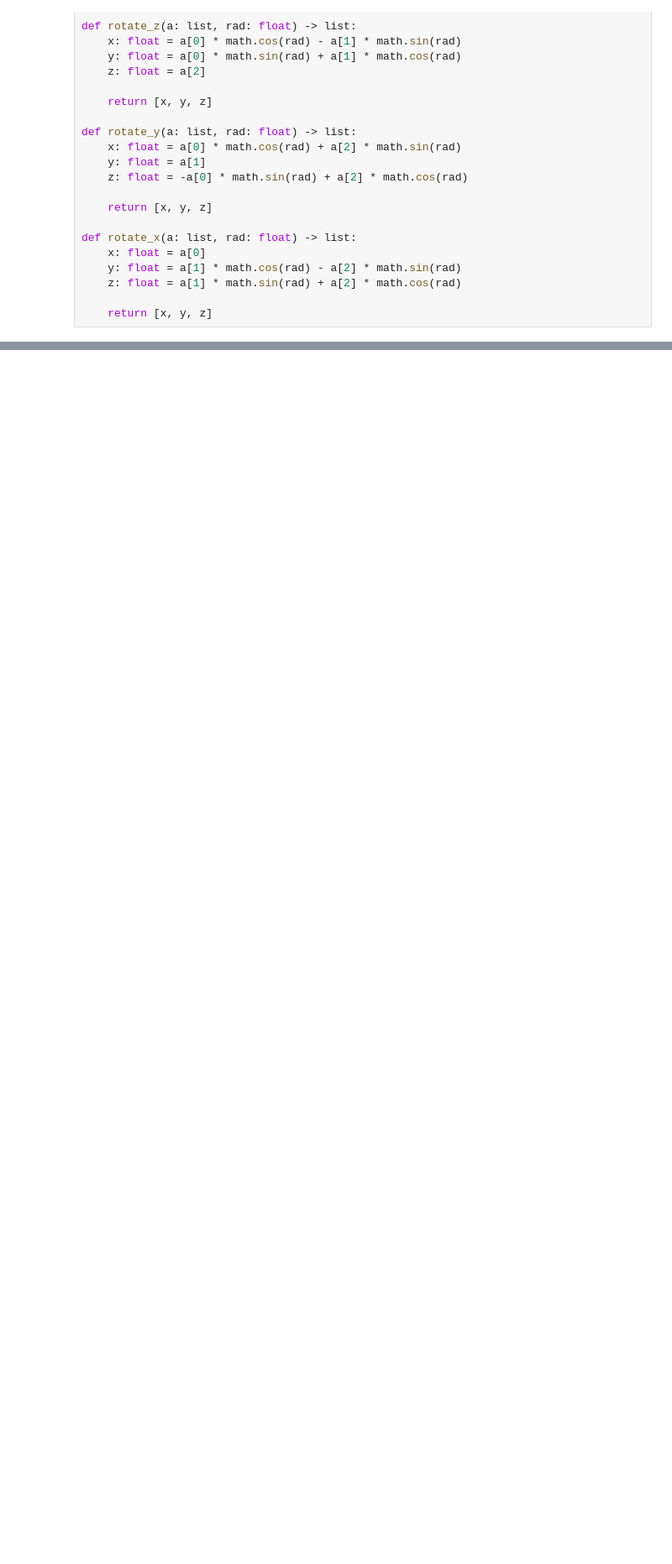
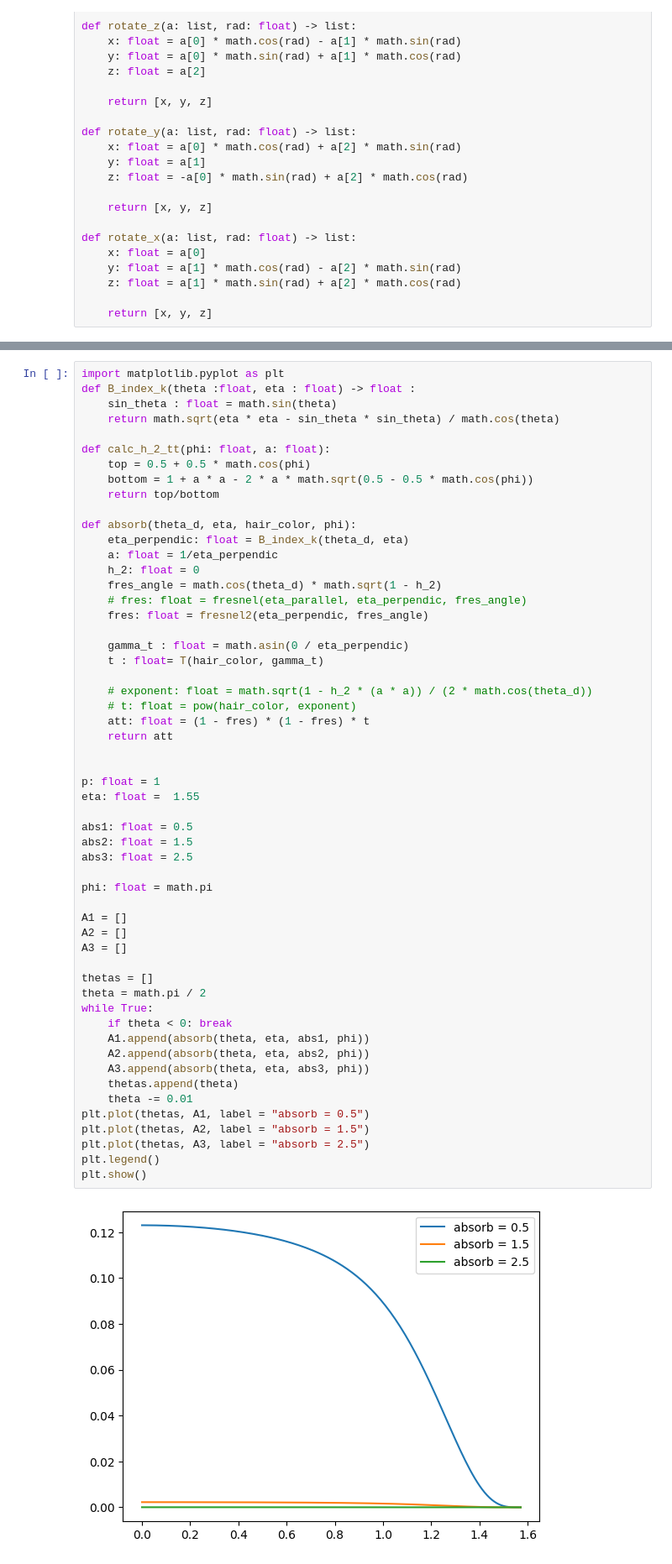
Before and after one commit to DenzellM-2054872/vkhr, a Jupyter notebook: plots/absorption.ipynb, the cells around one changed output, grey strips where cells are left out. Shown at 84% size. Cells and saved outputs as stored; diff of their text form; blank space fills up the shorter version.

```diff
--- a/plots/absorption.ipynb
+++ b/plots/absorption.ipynb
@@ -264,3 +288,60 @@ plt.show()
+# %%
+import matplotlib.pyplot as plt
+def B_index_k(theta :float, eta : float) -> float :
+    sin_theta : float = math.sin(theta)
+    return math.sqrt(eta * eta - sin_theta * sin_theta) / math.cos(theta)
+
+def calc_h_2_tt(phi: float, a: float):
+    top = 0.5 + 0.5 * math.cos(phi)
+    bottom = 1 + a * a - 2 * a * math.sqrt(0.5 - 0.5 * math.cos(phi))
+    return top/bottom
+
+def absorb(theta_d, eta, hair_color, phi):
+    eta_perpendic: float = B_index_k(theta_d, eta)
+    a: float = 1/eta_perpendic
+    h_2: float = 0
+    fres_angle = math.cos(theta_d) * math.sqrt(1 - h_2)
+    # fres: float = fresnel(eta_parallel, eta_perpendic, fres_angle)
+    fres: float = fresnel2(eta_perpendic, fres_angle)
+
+    gamma_t : float = math.asin(0 / eta_perpendic)
+    t : float= T(hair_color, gamma_t)
+
+    # exponent: float = math.sqrt(1 - h_2 * (a * a)) / (2 * math.cos(theta_d))
+    # t: float = pow(hair_color, exponent)
+    att: float = (1 - fres) * (1 - fres) * t
+    return att
+
+
+p: float = 1
+eta: float =  1.55
+
+abs1: float = 0.5
+abs2: float = 1.5
+abs3: float = 2.5
+
+phi: float = math.pi
+
+A1 = []
+A2 = []
+A3 = []
+
+thetas = []
+theta = math.pi / 2
+while True:
+    if theta < 0: break
+    A1.append(absorb(theta, eta, abs1, phi))
+    A2.append(absorb(theta, eta, abs2, phi))
+    A3.append(absorb(theta, eta, abs3, phi))
+    thetas.append(theta)
+    theta -= 0.01
+plt.plot(thetas, A1, label = "absorb = 0.5")
+plt.plot(thetas, A2, label = "absorb = 1.5")
+plt.plot(thetas, A3, label = "absorb = 2.5")
+plt.legend()
+plt.show()
+# %% [output]
+[figure, added]
 # %%
 eta: float =  1.55
 eta_tick = []
```
Also changed, not shown: parts of 11 cells of this notebook, 46 other files.
